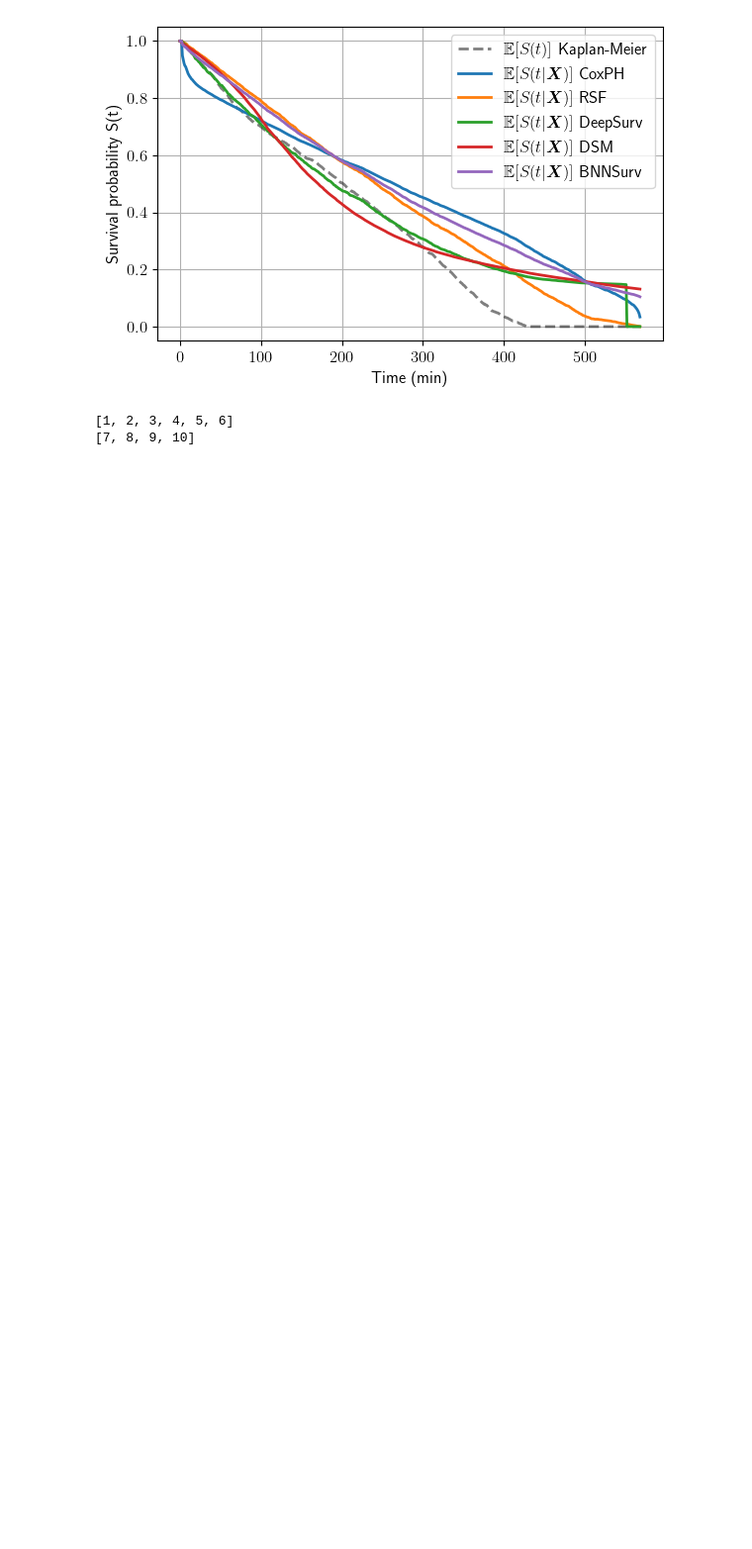
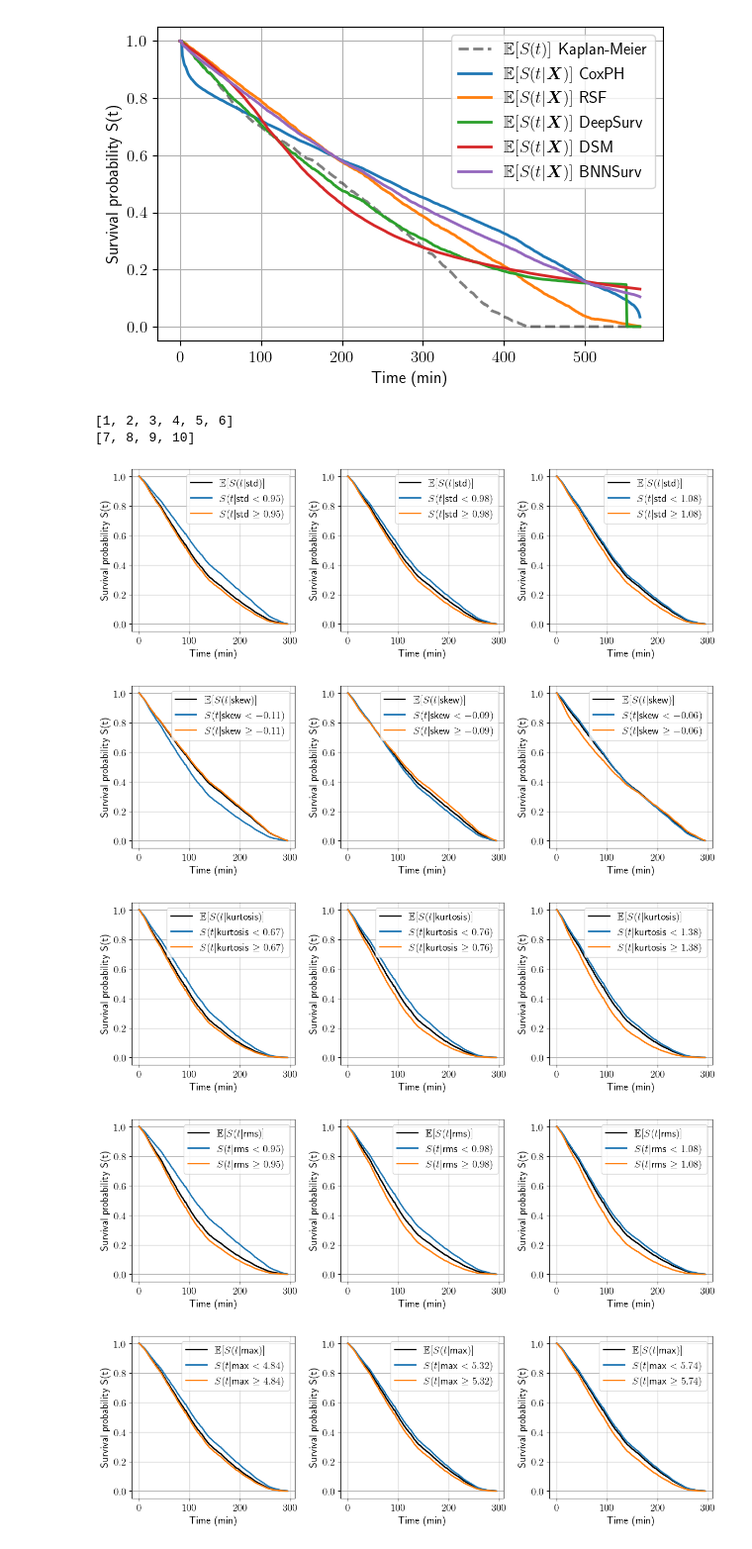
Before and after one commit to Zernez/PredictiveMaintenance, a Jupyter notebook: src/plot_surv_curves.ipynb, the cells around one changed output. Shown at 99% size. Saved outputs shown, nothing was run; the diff lists cells and outputs as text; code cells hidden in the pictures; blank space fills up the shorter version.

```diff
--- a/src/plot_surv_curves.ipynb
+++ b/src/plot_surv_curves.ipynb
@@ -471,8 +471,8 @@ cond = 1
 timeseries_data, boot, info_pack = FileReader(DATASET, DATASET_PATH).read_data(cond, N_BOOT)
 window_size = get_window_size(cond)
 lag = get_lag(cond)
-train_idx = list(range(1, 9)) # bearings 1-6 for train
-test_idx = list(range(9, 11)) # bearings 7-10 for test
+train_idx = list(range(1, 7)) # bearings 1-6 for train
+test_idx = list(range(7, 11)) # bearings 7-10 for test
 
 train_data, test_data = pd.DataFrame(), pd.DataFrame()
 for idx in train_idx:
@@ -521,8 +521,8 @@ for feature in features_to_split:
     X_train_scaled = scaler.transform(X_train_feature)
 
     #model.fit(X_train, y_train)
-    #model = BNNmcd().make_model(BNNmcd().get_best_hyperparams())
-    model = DeepSurv().make_model(DeepSurv().get_best_hyperparams())
+    model = BNNmcd().make_model(BNNmcd().get_best_hyperparams())
+    #model = DeepSurv().make_model(DeepSurv().get_best_hyperparams())
     model.fit(X_train_scaled, t_train, e_train)
     split_thresholds = []
     for qct in [0.25, 0.5, 0.75]:
@@ -544,36 +544,37 @@ for feature in features_to_split:
         # Predict for mean and two groups
         survival = Survival()
         surv_probs = survival.predict_survival_function(model, X_test_scaled, event_times,
                                                         n_post_samples=N_POST_SAMPLES)
         km_mean, km_high, km_low = calculate_kaplan_vectorized(y_test['Survival_time'].reshape(1,-1),
                                                                y_test['Event'].reshape(1,-1),
                                                                event_times)
         surv_probs_g1 = survival.predict_survival_function(model, X_test_g1_scaled, event_times,
                                                            n_post_samples=N_POST_SAMPLES)
         km_mean_g1, km_high_g1, km_low_g1 = calculate_kaplan_vectorized(y_test_g1['Survival_time'].reshape(1,-1),
                                                                         y_test_g1['Event'].reshape(1,-1),
                                                                         event_times)
         surv_probs_g2 = survival.predict_survival_function(model, X_test_g2_scaled, event_times,
                                                            n_post_samples=N_POST_SAMPLES)
-        km_mean_g2, km_high_g2, km_low_g2 = calculate_kaplan_vectorized(y_test_g2['Survival_time'].reshape(1,-1),
-                                                                        y_test_g2['Event'].reshape(1,-1),
-                                                                        event_times)
+
         surv_probs_mean = np.mean(surv_probs, axis=0)
         surv_probs_g1_mean = np.mean(surv_probs_g1, axis=0)
         surv_probs_g2_mean = np.mean(surv_probs_g2, axis=0)
 
         # Plot
         axes[i].plot(surv_probs_mean, linewidth=2, label=r"$\mathbb{E}[S(t|$" + f"{feature}" + r"$)]$", color="black")
         axes[i].plot(surv_probs_g1_mean, linewidth=2, label=r"$S(t|$" + f"{feature} $<{st})$", color="C0")
         axes[i].plot(surv_probs_g2_mean, linewidth=2, label=r"$S(t|$" + f"{feature} $\geq{st})$", color="C1")
-        axes[i].plot(km_mean.columns, km_mean.iloc[0], 'k--', linewidth=2, alpha=0.5, color="black")
-        axes[i].plot(km_mean_g1.columns, km_mean_g1.iloc[0], 'k--', linewidth=2, alpha=0.5, color="C0")
-        axes[i].plot(km_mean_g2.columns, km_mean_g2.iloc[0], 'k--', linewidth=2, alpha=0.5, color="C1")
         axes[i].set_xlabel("Time (min)")
         axes[i].set_ylabel("Survival probability S(t)")
         axes[i].legend(loc='upper right')
         axes[i].grid(True)
         fig.tight_layout()
         fig.show()
     plt.savefig(f'{PLOTS_PATH}/group_survival_{feature}_cond_{cond+1}.pdf',
                 format='pdf', bbox_inches="tight")
+# %% [output]
+[figure, added]
+[figure, added]
+[figure, added]
+[figure, added]
+[figure, added]
```
Also changed, not shown: parts of 3 cells of this notebook, 2 other files.
